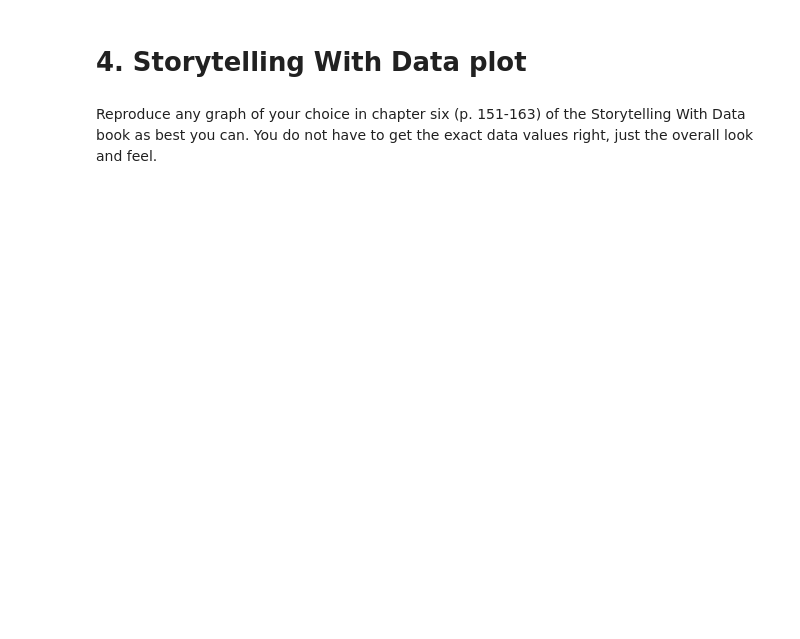
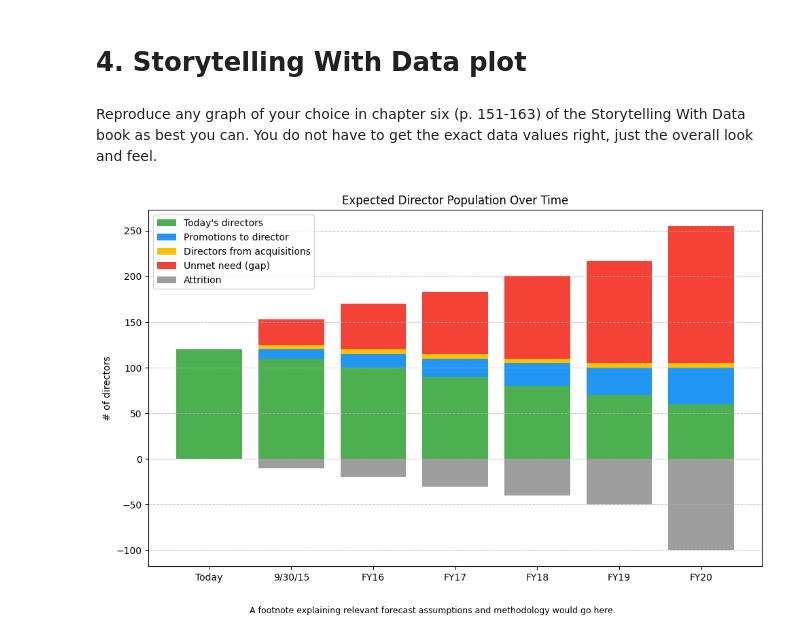
Before and after one commit to m-nowrin/AI-for-leader-sem-2, a Jupyter notebook: OMDS-ModB2-Week10-Nowrin-Mustary.ipynb, the cells around one changed output. Saved outputs shown, nothing was run; the diff lists cells and outputs as text; code cells hidden in the pictures; blank space fills up the shorter version.

```diff
--- a/OMDS-ModB2-Week10-Nowrin-Mustary.ipynb
+++ b/OMDS-ModB2-Week10-Nowrin-Mustary.ipynb
@@ -162,3 +234,46 @@ Choose at least one that you want to learn about, use it, and research it online
 # 4. Storytelling With Data plot
 # %% [markdown]
 Reproduce any graph of your choice in chapter six (p. 151-163) of the Storytelling With Data book as best you can. You do not have to get the exact data values right, just the overall look and feel.
+# %%
+import matplotlib.pyplot as plt
+import numpy as np
+
+# Define the timeline
+years = ["Today", "9/30/15", "FY16", "FY17", "FY18", "FY19", "FY20"]
+x = np.arange(len(years))
+
+# Data for the bars
+today_directors = np.array([120, 110, 100, 90, 80, 70, 60])
+promotions = np.array([0, 10, 15, 20, 25, 30, 40])
+acquisitions = np.array([0, 5, 5, 5, 5, 5, 5])
+unmet_need = np.array([0, 28, 50, 68, 91, 112, 150])
+attrition = np.array([0, -10, -20, -30, -40, -50, -100])
+
+# Create the plot
+fig, ax = plt.subplots(figsize=(10, 6))
+
+# Plot positive stacked bars
+ax.bar(x, today_directors, label="Today's directors", color="#4CAF50")
+ax.bar(x, promotions, bottom=today_directors, label="Promotions to director", color="#2196F3")
+ax.bar(x, acquisitions, bottom=today_directors + promotions, label="Directors from acquisitions", color="#FFC107")
+ax.bar(x, unmet_need, bottom=today_directors + promotions + acquisitions, label="Unmet need (gap)", color="#F44336")
+
+# Plot negative bars
+ax.bar(x, attrition, label="Attrition", color="#9E9E9E")
+
+# Customize the plot
+ax.set_ylabel("# of directors")
+ax.set_title("Expected Director Population Over Time")
+ax.set_xticks(x)
+ax.set_xticklabels(years)
+ax.legend(loc='upper left')
+
+# Add footnote
+plt.figtext(0.5, -0.05, "A footnote explaining relevant forecast assumptions and methodology would go here.",
+            wrap=True, horizontalalignment='center', fontsize=9)
+
+plt.grid(axis='y', linestyle='--', alpha=0.7)
+plt.tight_layout()
+plt.show()
+# %% [output]
+[figure, added]
```
Also changed, not shown: parts of 9 cells of this notebook.
